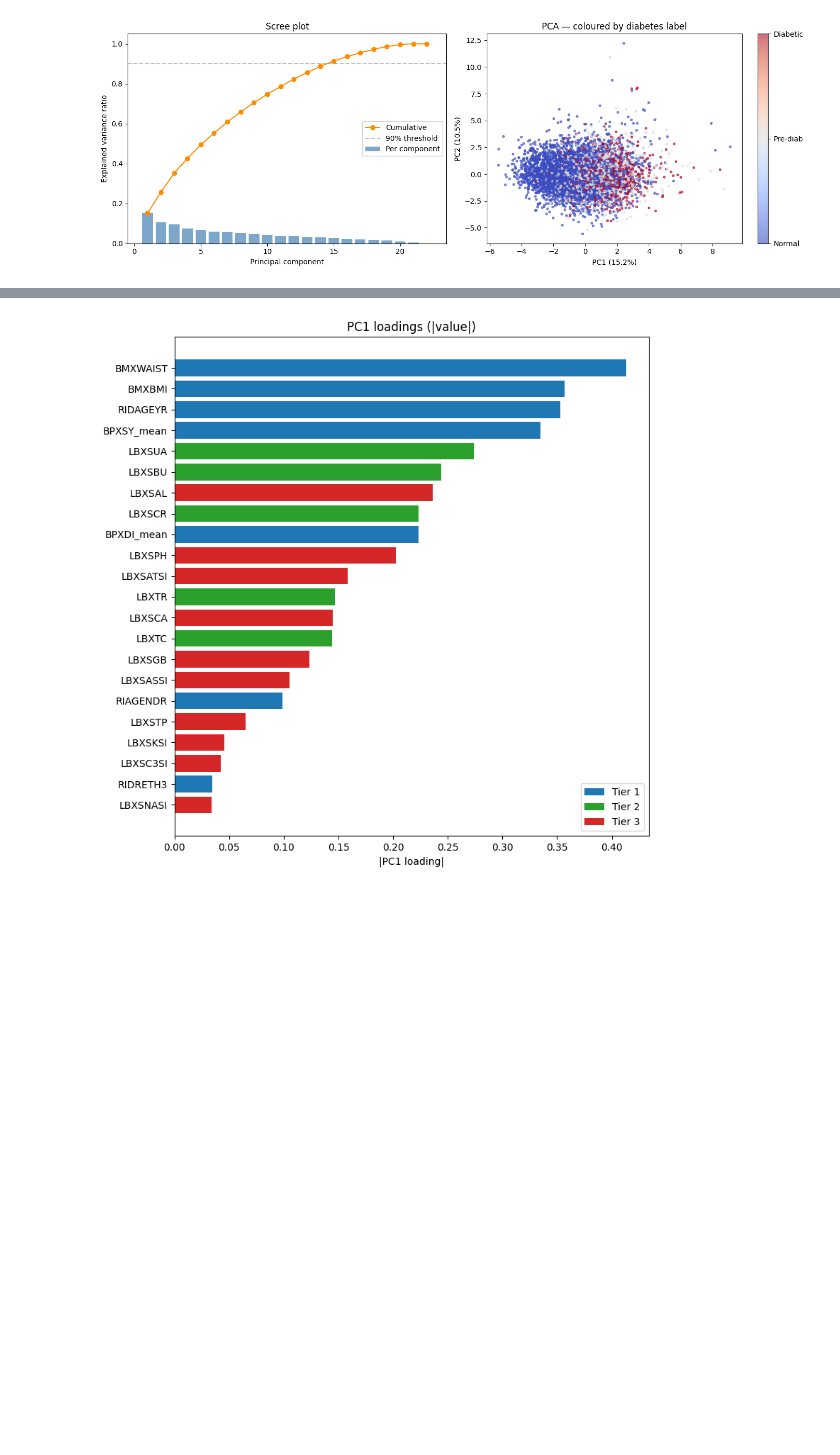
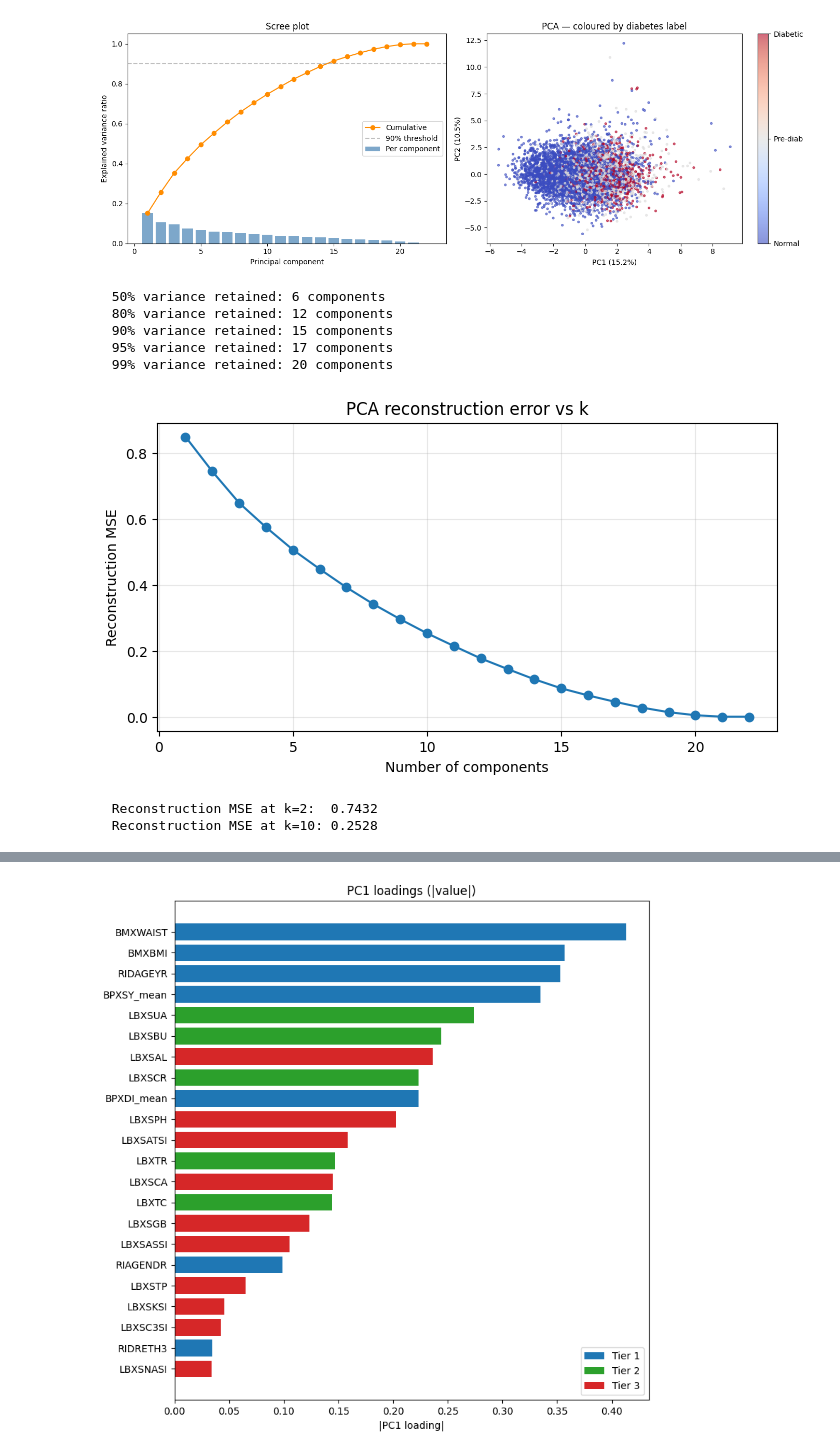
Before and after one commit to shivanshi-09/IML_Midterm, a Jupyter notebook: PCA.ipynb, the cells around one changed output, grey strips where cells are left out. Saved outputs shown, nothing was run; the diff lists cells and outputs as text; code cells hidden in the pictures; blank space fills up the shorter version.

```diff
--- a/PCA.ipynb
+++ b/PCA.ipynb
@@ -95,3 +95,35 @@ plt.tight_layout()
 plt.show()
 # %% [output]
 [figure]
+# %%
+cm = np.cumsum(pca_full.explained_variance_ratio_)
+for thresh in [0.50, 0.80, 0.90, 0.95, 0.99]:
+    k = np.searchsorted(cm, thresh) + 1
+    print(f"  {thresh*100:.0f}% variance retained: {k} components")
+recon_errors = []
+ks = range(1, X_cluster.shape[1] + 1)
+for k in ks:
+    p = PCA(n_components=k).fit(X_cluster)
+    X_recon = p.transform(X_cluster) @ p.components_ + p.mean_
+    mse = ((X_cluster - X_recon) ** 2).mean()
+    recon_errors.append(mse)
+
+plt.figure(figsize=(8, 4))
+plt.plot(list(ks), recon_errors, 'o-')
+plt.xlabel('Number of components')
+plt.ylabel('Reconstruction MSE')
+plt.title('PCA reconstruction error vs k')
+plt.grid(alpha=0.3)
+plt.show()
+
+print(f"\n  Reconstruction MSE at k=2:  {recon_errors[1]:.4f}")
+print(f"  Reconstruction MSE at k=10: {recon_errors[9]:.4f}")
+# %% [output]
+  50% variance retained: 6 components
+  80% variance retained: 12 components
+  90% variance retained: 15 components
+  95% variance retained: 17 components
+  99% variance retained: 20 components
+[figure, added]
+  Reconstruction MSE at k=2:  0.7432
+  Reconstruction MSE at k=10: 0.2528
```
Also changed, not shown: parts of 1 cell of this notebook.
